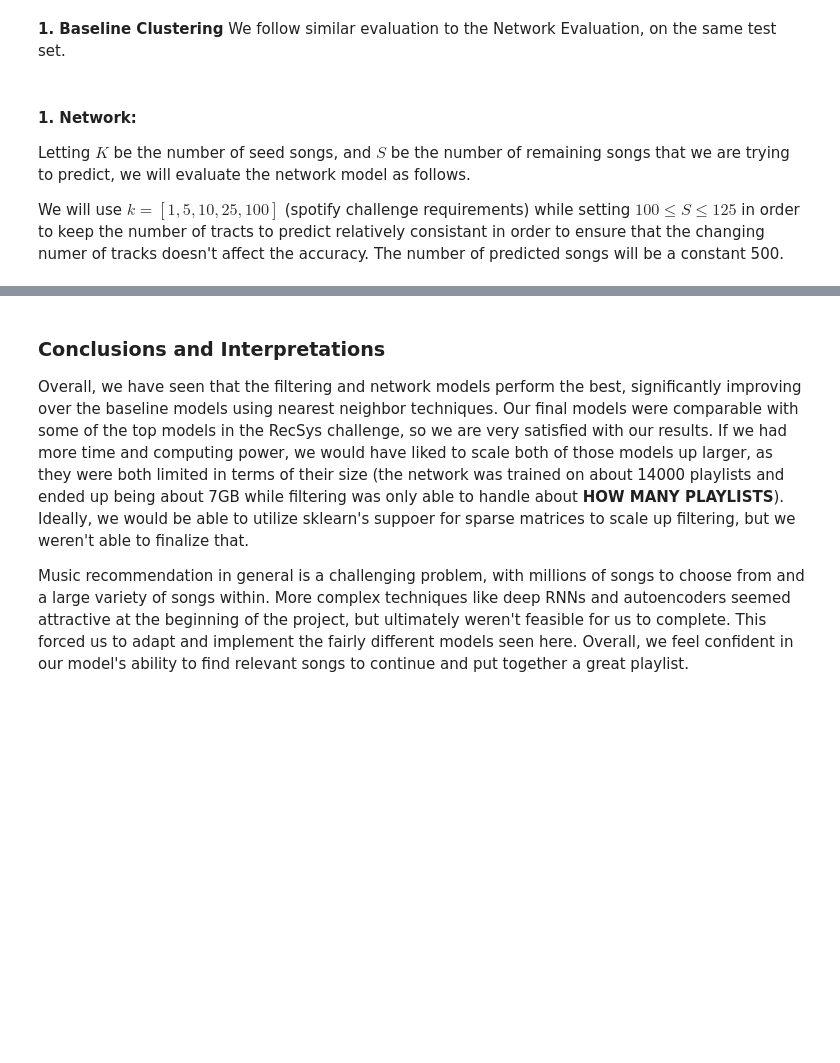
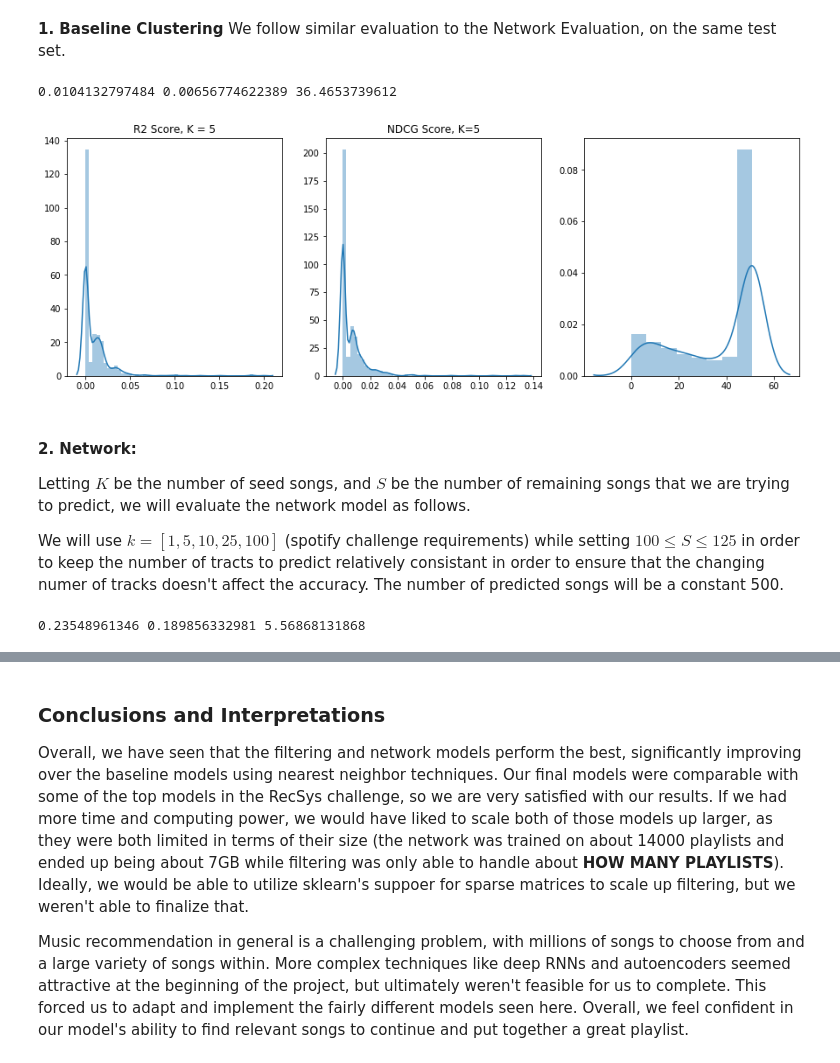
Before and after one commit to jackconnolly21/cs109a-spotify, a Jupyter notebook: Spotify Recommender System.ipynb, the cells around one changed output, grey strips where cells are left out. Drawn from its saved outputs; the diff is of its cells as text; code cells hidden in the pictures; blank space fills up the shorter version.

Commit message:
more evaluation work for cluster

```diff
--- a/Spotify Recommender System.ipynb
+++ b/Spotify Recommender System.ipynb
@@ -349,7 +353,7 @@ This model is a probabilistic one that builds up a network where each vertex rep
 # %%
 # Network Building code
 
-NETWORK_FILE_PATH = 'pickled_network.pickle'
+NETWORK_FILE_PATH = './cs109_final_backend/cs109_final_backend/network_files/pickled_network.pickle'
 
 with open(NETWORK_FILE_PATH, 'rb') as f:
     NETWORK = pickle.load(f)
@@ -557,8 +563,55 @@ def build_evaluation_dataset(start, blocks = 1, n_predictors=10, min_remaining =
 # %% [markdown]
 **1. Baseline Clustering**
 We follow similar evaluation to the Network Evaluation, on the same test set.
+# %%
+def get_accuracies_from_clustering(k, start_block, blocks=10, min_remaining=50, max_remaining=150,
+                                num_samples = 1000, num_top_songs=500):
+
+    # build the prediction/remainder data
+    predictors, remainders = build_evaluation_dataset(start_block, blocks=blocks,
+                                                      n_predictors=k, min_remaining=min_remaining,
+                                                      max_remaining=max_remaining)
+
+
+    # get the predictions from the network
+    cm = ClusterModel(cluster_to_songs, song_to_cluster, audio_dict=audio_dict, K=k)
+    predictions = cm.predict(predictors)
+
+    # evaluate the model based on the 3 metrics
+    r_prec = RPrecision()
+    r2_results = r_prec.evaluate(predictions, remainders, return_all=True)[1]
+
+    ndcg_eval = NDCG()
+    ndcg_results = ndcg_eval.evaluate(predictions, remainders, return_all=True)[1]
+
+    rsc_eval = RSC()
+    rsc_results = rsc_eval.evaluate(predictions, remainders, return_all=True)[1]
+
+
+    return r2_results, ndcg_results, rsc_results
+# %%
+r2_acc, nd_acc, rsc_res = get_accuracies_from_clustering(5, 8, blocks=2)
+
+print (np.mean(r2_acc), np.mean(nd_acc), np.mean(rsc_res))
+# %% [output]
+0.0104132797484 0.00656774622389 36.4653739612
+# %%
+fig, (ax1, ax2, ax3) = plt.subplots(1,3, figsize=(15,5))
+
+
+sns.distplot(r2_acc, ax=ax1)
+ax1.set_title('R2 Score, K = 5')
+
+sns.distplot(nd_acc, ax=ax2)
+ax2.set_title('NDCG Score, K=5')
+
+sns.distplot(rsc_res, ax=ax3)
+
+plt.show()
+# %% [output]
+[figure, added]
 # %% [markdown]
-#### 1. Network:
+#### 2. Network:
 
 Letting $K$ be the number of seed songs, and $S$ be the number of remaining songs that we are trying to predict, we will evaluate the network model as follows.
 
@@ -593,9 +646,11 @@ def get_accuracies_from_network(k, network, start_block, blocks=10, min_remainin
     return r2_results, ndcg_results, rsc_results
 # %%
 # sns.distplot(get_accuracies_from_network(5, NETWORK, 100))
-r2_acc, nd_acc, rsc_res = get_accuracies_from_network(5, NETWORK, 100, blocks=2)
+r2_acc, nd_acc, rsc_res = get_accuracies_from_network(5, NETWORK, 10, blocks=2)
 
 print (np.mean(r2_acc), np.mean(nd_acc), np.mean(rsc_res))
+# %% [output]
+0.23548961346 0.189856332981 5.56868131868
 # %%
 fig, (ax1, ax2, ax3) = plt.subplots(1,3, figsize=(15,5))
 
```
Also changed, not shown: parts of 9 cells of this notebook, 1 other file.
